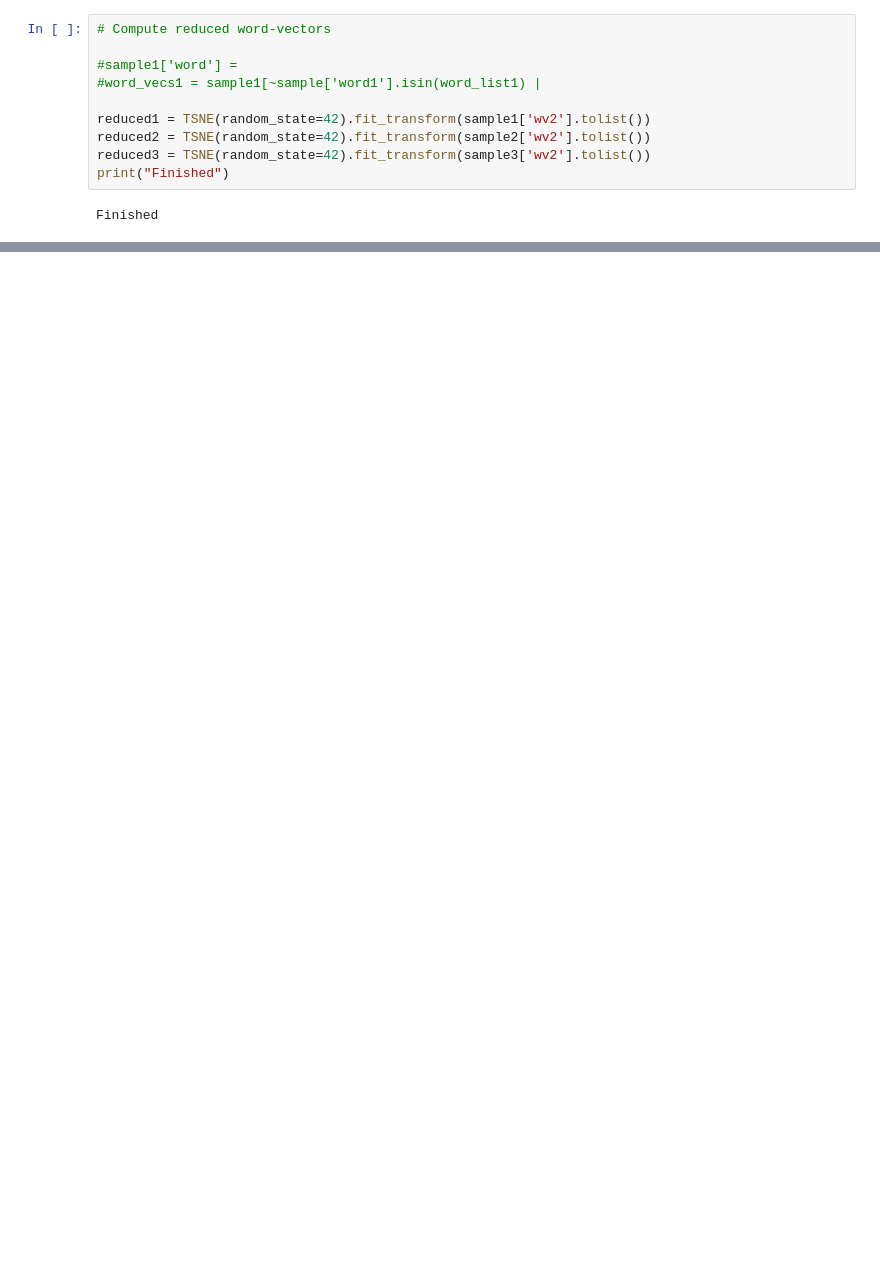
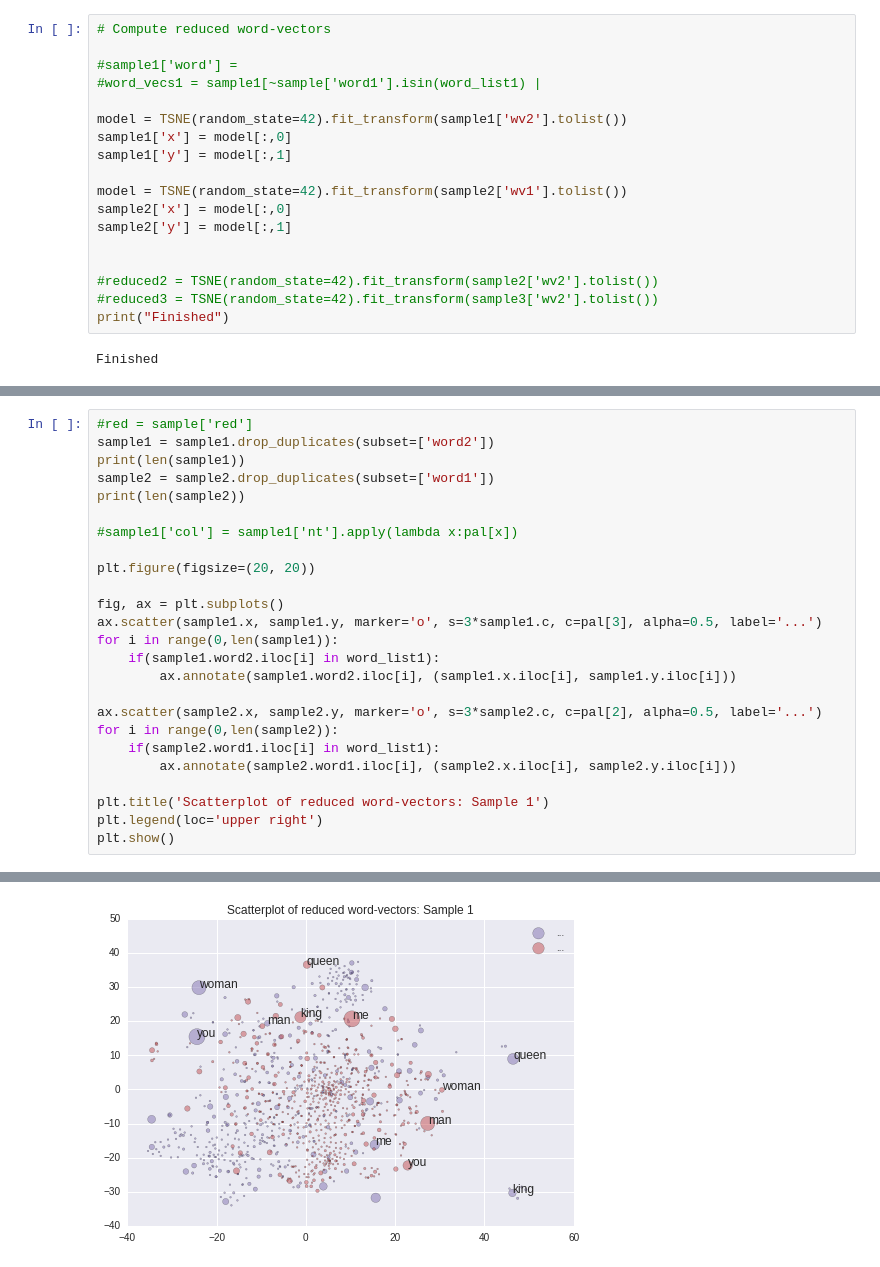
Before and after one commit to louweal/wordgame, a Jupyter notebook: notebooks/Wordgame Word2Vec features.ipynb, the cells around one changed output, grey strips where cells are left out. Drawn from its saved outputs; the diff is of its cells as text; blank space fills up the shorter version.

```diff
--- a/notebooks/Wordgame Word2Vec features.ipynb
+++ b/notebooks/Wordgame Word2Vec features.ipynb
@@ -136,9 +132,17 @@ Number of pairs in sample 3: 764
 #sample1['word'] =
 #word_vecs1 = sample1[~sample['word1'].isin(word_list1) |
 
-reduced1 = TSNE(random_state=42).fit_transform(sample1['wv2'].tolist())
-reduced2 = TSNE(random_state=42).fit_transform(sample2['wv2'].tolist())
-reduced3 = TSNE(random_state=42).fit_transform(sample3['wv2'].tolist())
+model = TSNE(random_state=42).fit_transform(sample1['wv2'].tolist())
+sample1['x'] = model[:,0]
+sample1['y'] = model[:,1]
+
+model = TSNE(random_state=42).fit_transform(sample2['wv1'].tolist())
+sample2['x'] = model[:,0]
+sample2['y'] = model[:,1]
+
+
+#reduced2 = TSNE(random_state=42).fit_transform(sample2['wv2'].tolist())
+#reduced3 = TSNE(random_state=42).fit_transform(sample3['wv2'].tolist())
 print("Finished")
 # %% [output]
 Finished
@@ -182,0 +149,26 @@ plt.show()
+# %%
+#red = sample['red']
+sample1 = sample1.drop_duplicates(subset=['word2'])
+print(len(sample1))
+sample2 = sample2.drop_duplicates(subset=['word1'])
+print(len(sample2))
+
+#sample1['col'] = sample1['nt'].apply(lambda x:pal[x])
+
+plt.figure(figsize=(20, 20))
+
+fig, ax = plt.subplots()
+ax.scatter(sample1.x, sample1.y, marker='o', s=3*sample1.c, c=pal[3], alpha=0.5, label='...')
+for i in range(0,len(sample1)):
+    if(sample1.word2.iloc[i] in word_list1):
+        ax.annotate(sample1.word2.iloc[i], (sample1.x.iloc[i], sample1.y.iloc[i]))
+
+ax.scatter(sample2.x, sample2.y, marker='o', s=3*sample2.c, c=pal[2], alpha=0.5, label='...')
+for i in range(0,len(sample2)):
+    if(sample2.word1.iloc[i] in word_list1):
+        ax.annotate(sample2.word1.iloc[i], (sample2.x.iloc[i], sample2.y.iloc[i]))
+
+plt.title('Scatterplot of reduced word-vectors: Sample 1')
+plt.legend(loc='upper right')
+plt.show()
+# %% [output]
@@ -182,0 +178 @@ plt.show()
+[figure, added]
```
Also changed, not shown: parts of 9 cells of this notebook.
